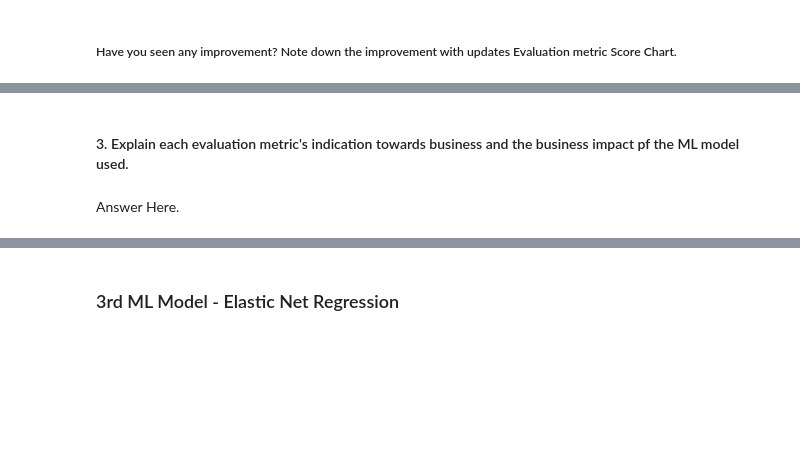
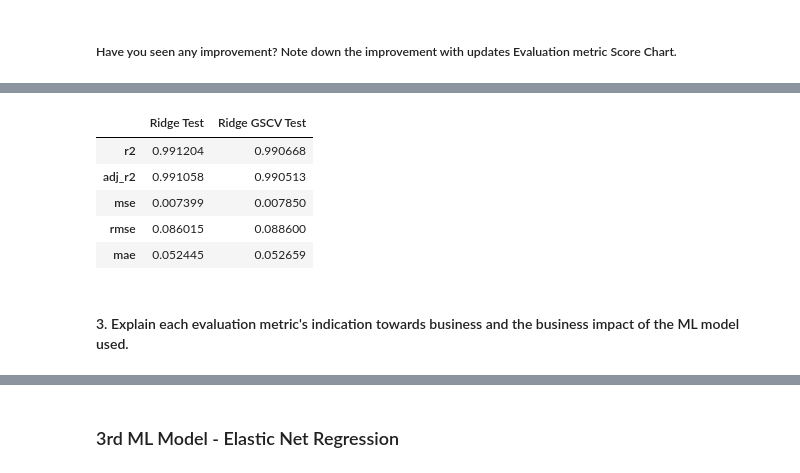
Before and after one commit to LuvMutreja/Yes-Bank-Closing-Stock-Price-Prediction, a Jupyter notebook: Regression_Project_Yes_Bank_Stock_Closing_Price_Prediction_.ipynb, the cells around one changed output, grey strips where cells are left out. Saved outputs shown, nothing was run; the diff lists cells and outputs as text; code cells hidden in the pictures; blank space fills up the shorter version.

```diff
--- a/Regression_Project_Yes_Bank_Stock_Closing_Price_Prediction_.ipynb
+++ b/Regression_Project_Yes_Bank_Stock_Closing_Price_Prediction_.ipynb
@@ -1411,7 +1468,7 @@ y_pred_lr=lr.predict(x_test)
 #### 1. Explain the ML Model used and it's performance using Evaluation metric Score Chart.
 # %%
 # defining a function to calculate all the evaluation metrics for training and testing individually and storing their values in a dataframe
-def em_series_train_test(y_train,y_pred_train,y_test,y_pred,name1,name2):
+def em_df(y_train,y_pred_train,y_test,y_pred,name1,name2):
   r2_train=r2_score(y_train,y_pred_train)
   r2_test=r2_score(y_test,y_pred)
   adj_r2_train=1-(1-r2_score(y_train,y_pred_train))*(n-1)/(n-p-1)
@@ -1542,0 +1598,3 @@ Answer Here.
+# %%
+# creating a dataframe using the self made function which consists of all the evaluation matrics for the Ridge GSCV test and normal Ridge Regression test
+ridge_vs_ridge_gscv_series= em_df(y_test,y_pred_ridge,y_test,y_pred_r,'Ridge Test','Ridge GSCV Test')
@@ -1543,4 +1606,12 @@ Answer Here.
+# %%
+# viewing the dataframe containing the test evaluation metrics for Ridge and Ridge GSCV
+ridge_vs_ridge_gscv_series
+# %% [output]
+|  | Ridge Test | Ridge GSCV Test |
+| r2 | 0.991204 | 0.990668 |
+| adj_r2 | 0.991058 | 0.990513 |
+| mse | 0.007399 | 0.007850 |
+| rmse | 0.086015 | 0.088600 |
+| mae | 0.052445 | 0.052659 |
 # %% [markdown]
-#### 3. Explain each evaluation metric's indication towards business and the business impact pf the ML model used.
+#### 3. Explain each evaluation metric's indication towards business and the business impact of the ML model used.
-# %% [markdown]
-Answer Here.
```
Also changed, not shown: parts of 166 cells of this notebook.
